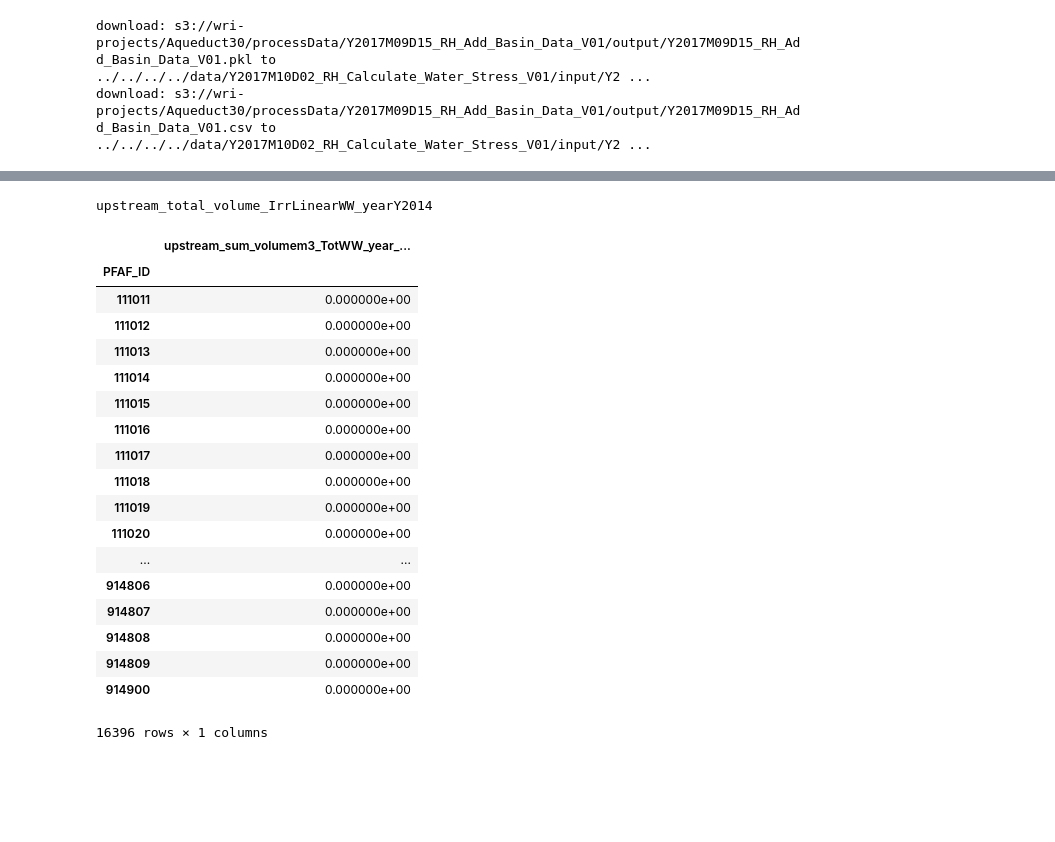
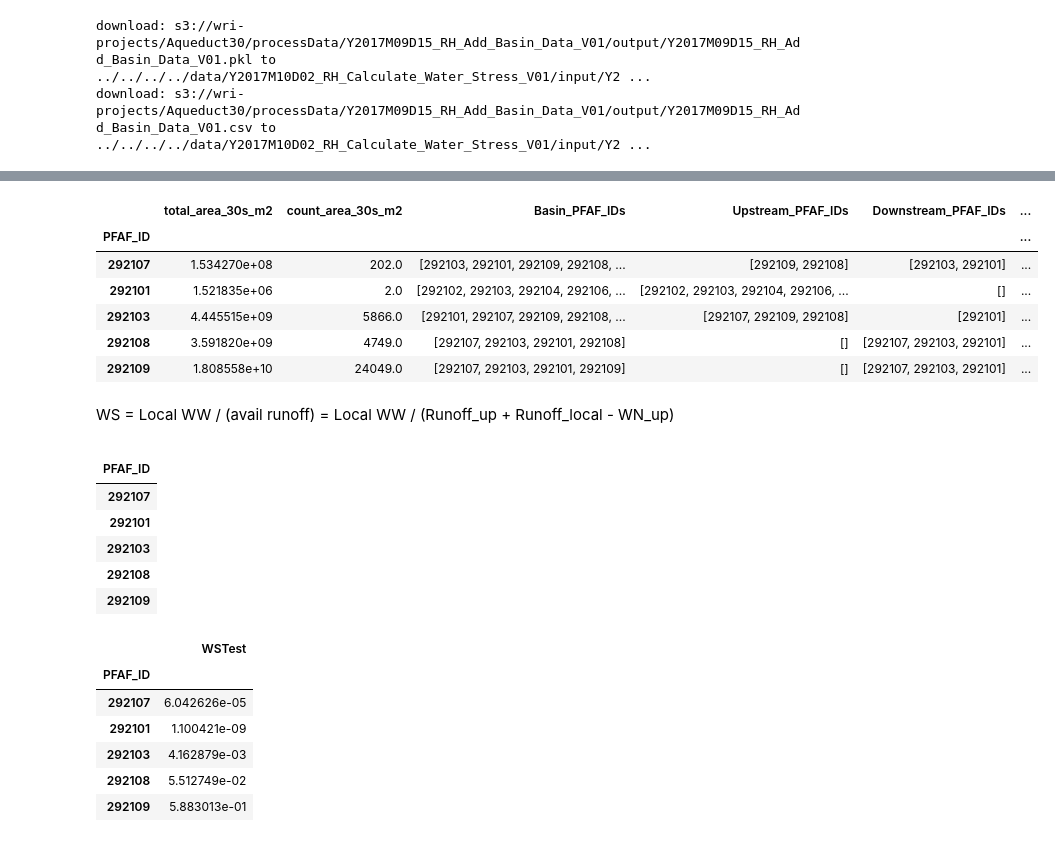
Before and after one commit to wri/Aqueduct30Docker, a Jupyter notebook: notebooks/production/Y2017M10D02_RH_Calculate_Water_Stress_V01.ipynb, the cells around one changed output, grey strips where cells are left out. Saved outputs shown, nothing was run; the diff lists cells and outputs as text; code cells hidden in the pictures; blank space fills up the shorter version.

```diff
--- a/notebooks/production/Y2017M10D02_RH_Calculate_Water_Stress_V01.ipynb
+++ b/notebooks/production/Y2017M10D02_RH_Calculate_Water_Stress_V01.ipynb
@@ -63,0 +57,17 @@ Name: 292107, Length: 1076, dtype: object
+# %%
+columnsOfInterest = ["total_area_30s_m2",
+                     "count_area_30s_m2",
+                     "Basin_PFAF_IDs",
+                     "Upstream_PFAF_IDs",
+                     "Downstream_PFAF_IDs",
+                     "basin_total_area_30s_m2",
+                     "upstream_total_area_30s_m2",
+                     "downstream_total_area_30s_m2",
+                     "total_volume_PDomWN_yearY2014M12",
+                     "upstream_total_volume_PDomWN_yearY2014M12",
+                     "downstream_total_volume_PDomWN_yearY2014M12",
+                     "basin_total_volume_PDomWN_yearY2014M12",
+                     "upstream_total_volume_TotWN_year_Y2014",
+                     "upstream_total_volume_reducedmeanrunoff_year_Y1960Y2014",
+                     "upstream_total_volume_runoff_yearY2014M12"
+                    ]
@@ -64,3 +76,15 @@ Name: 292107, Length: 1076, dtype: object
+# %%
+dfSimple.head()
+# %% [output]
+|  | total_area_30s_m2 | count_area_30s_m2 | Basin_PFAF_IDs | Upstream_PFAF_IDs | Downstream_PFAF_IDs | ... |
+| PFAF_ID |  |  |  |  |  | ... |
+| 292107 | 1.534270e+08 | 202.0 | [292103, 292101, 292109, 292108, ... | [292109, 292108] | [292103, 292101] | ... |
+| 292101 | 1.521835e+06 | 2.0 | [292102, 292103, 292104, 292106, ... | [292102, 292103, 292104, 292106, ... | [] | ... |
+| 292103 | 4.445515e+09 | 5866.0 | [292101, 292107, 292109, 292108, ... | [292107, 292109, 292108] | [292101] | ... |
+| 292108 | 3.591820e+09 | 4749.0 | [292107, 292103, 292101, 292108] | [] | [292107, 292103, 292101] | ... |
+| 292109 | 1.808558e+10 | 24049.0 | [292107, 292103, 292101, 292109] | [] | [292107, 292103, 292101] | ... |
+# %% [markdown]
+WS = Local WW / (avail runoff)  = Local WW / (Runoff_up + Runoff_local - WN_up)
 # %%
 demandTypes = ["PDom","PInd","IrrLinear","PLiv"]
 useTypes = ["WW","WN"]
@@ -99,26 +105,10 @@ dfDemand = pd.DataFrame(index=dfBasins.index)
-# %%
-dfDemand = calculateTotal(basinType,useType,temporalResolution,year,month)
-# %% [output]
-upstream_total_volume_IrrLinearWW_yearY2014
-# %%
-dfDemand
-# %% [output]
-|  | upstream_sum_volumem3_TotWW_year_... |
-| PFAF_ID |  |
-| 111011 | 0.000000e+00 |
-| 111012 | 0.000000e+00 |
-| 111013 | 0.000000e+00 |
-| 111014 | 0.000000e+00 |
-| 111015 | 0.000000e+00 |
-| 111016 | 0.000000e+00 |
-| 111017 | 0.000000e+00 |
-| 111018 | 0.000000e+00 |
-| 111019 | 0.000000e+00 |
-| 111020 | 0.000000e+00 |
-| ... | ... |
-| 914806 | 0.000000e+00 |
-| 914807 | 0.000000e+00 |
-| 914808 | 0.000000e+00 |
-| 914809 | 0.000000e+00 |
-| 914900 | 0.000000e+00 |
-16396 rows × 1 columns
+# %%
+dfOut.head()
+# %% [output]
+|  |
+| PFAF_ID |
+| 292107 |
+| 292101 |
+| 292103 |
+| 292108 |
+| 292109 |
@@ -125,3 +124,13 @@ dfDemand
+# %%
+dfOut.head()
+# %% [output]
+|  | WSTest |
+| PFAF_ID |  |
+| 292107 | 6.042626e-05 |
+| 292101 | 1.100421e-09 |
+| 292103 | 4.162879e-03 |
+| 292108 | 5.512749e-02 |
+| 292109 | 5.883013e-01 |
 # %%
 for temporalResolution in temporalResolutions:
     if temporalResolution == "year":
```
Also changed, not shown: parts of 15 cells of this notebook, 3 other files.
